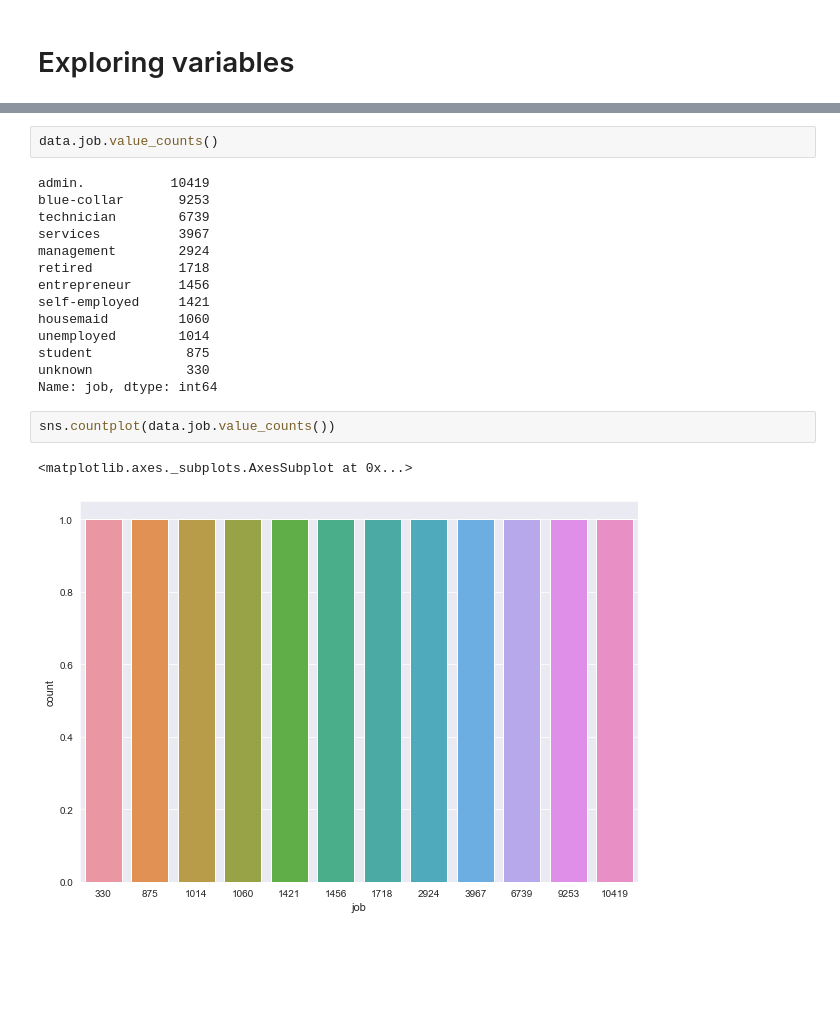
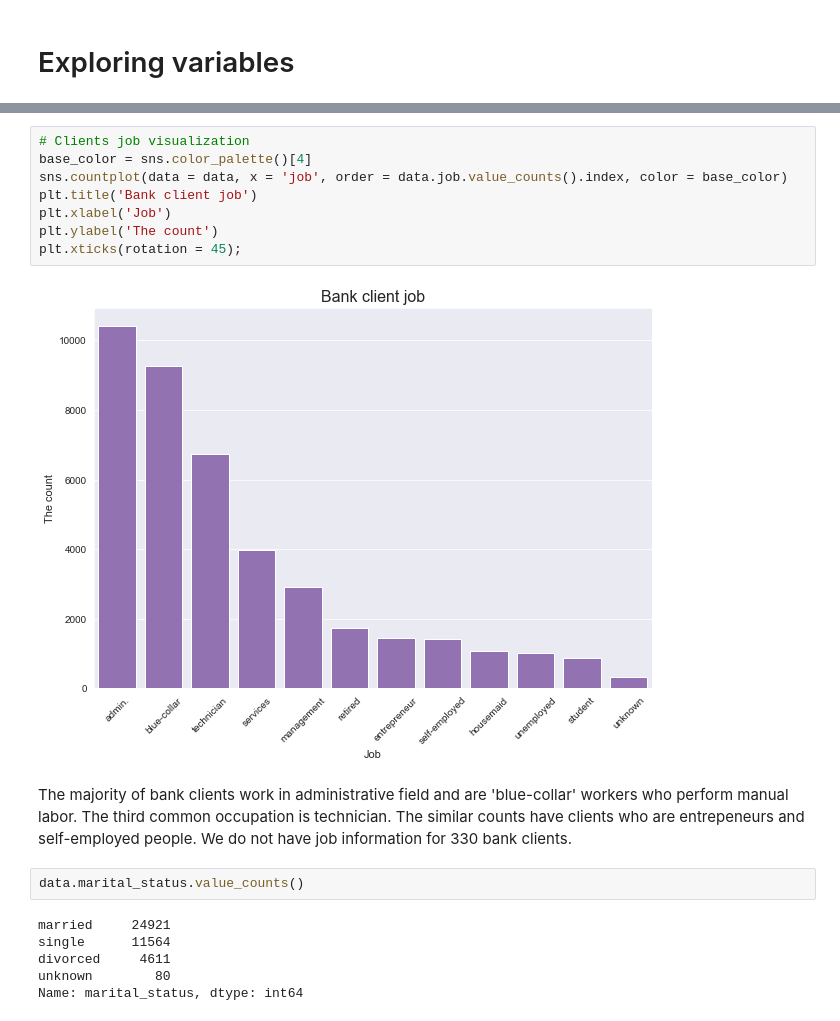
Before and after one commit to Janka93/Bank-Marketing-Campaign, a Jupyter notebook: Bank Marketing.ipynb, the cells around one changed output, grey strips where cells are left out. Drawn from its saved outputs; the diff is of its cells as text; blank space fills up the shorter version.

Commit message:
Exploring clients jobs
Visualizing jobs

```diff
--- a/Bank Marketing.ipynb
+++ b/Bank Marketing.ipynb
@@ -234,21 +251,20 @@ dtype: object
+# %%
+# Clients job visualization
+base_color = sns.color_palette()[4]
+sns.countplot(data = data, x = 'job', order = data.job.value_counts().index, color = base_color)
+plt.title('Bank client job')
+plt.xlabel('Job')
+plt.ylabel('The count')
+plt.xticks(rotation = 45);
+# %% [output]
+[figure, added]
+# %% [markdown]
+The majority of bank clients work in administrative field and are 'blue-collar' workers who perform manual labor. The third common occupation is technician. The similar counts have clients who are entrepeneurs and self-employed people. We do not have job information for 330 bank clients.
 # %%
-data.job.value_counts()
+data.marital_status.value_counts()
 # %% [output]
-admin.           10419
-blue-collar       9253
-technician        6739
-services          3967
-management        2924
-retired           1718
-entrepreneur      1456
-self-employed     1421
-housemaid         1060
-unemployed        1014
-student            875
-unknown            330
-Name: job, dtype: int64
+married     24921
+single      11564
+divorced     4611
+unknown        80
+Name: marital_status, dtype: int64
-# %%
-sns.countplot(data.job.value_counts())
-# %% [output]
-<matplotlib.axes._subplots.AxesSubplot at 0x...>
-[figure, removed]
```
Also changed, not shown: parts of 2 cells of this notebook.
